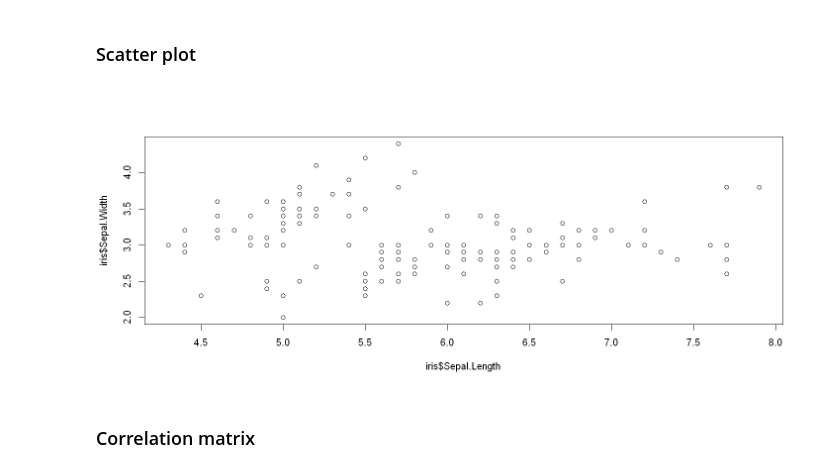
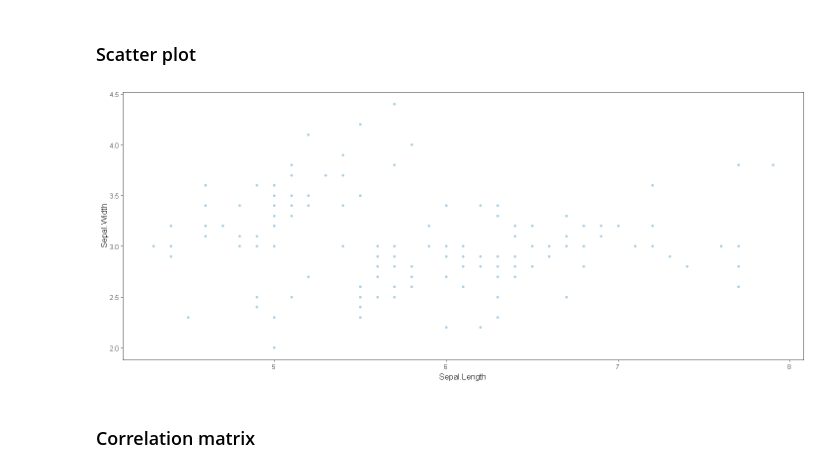
Before and after one commit to eogasawara/mylibrary, a Jupyter notebook: ExploratoryAnalysis.ipynb, the cells around one changed output. Drawn from its saved outputs; the diff is of its cells as text; code cells hidden in the pictures.

```diff
--- a/ExploratoryAnalysis.ipynb
+++ b/ExploratoryAnalysis.ipynb
@@ -163,10 +153,13 @@ grid.arrange(grfA, grfB, grfC, grfD, ncol=2, nrow=2)
 ## Part 3
 # %% [markdown]
 ### Scatter plot
-# %%
-plot(iris$Sepal.Length,iris$Sepal.Width)
-# %% [output]
-[figure, removed]
+# %%
+grf <- plot.scatter(iris %>% dplyr::select(Sepal.Length, Sepal.Width),
+                    label_x = "Sepal.Length", label_y = "Sepal.Width", colors=colors[1]) +
+                    theme(legend.position = "none")
+plot(grf)
+# %% [output]
+[figure, added]
 # %% [markdown]
 ### Correlation matrix
 # %%
```
Also changed, not shown: parts of 4 cells of this notebook, 1 other file.
